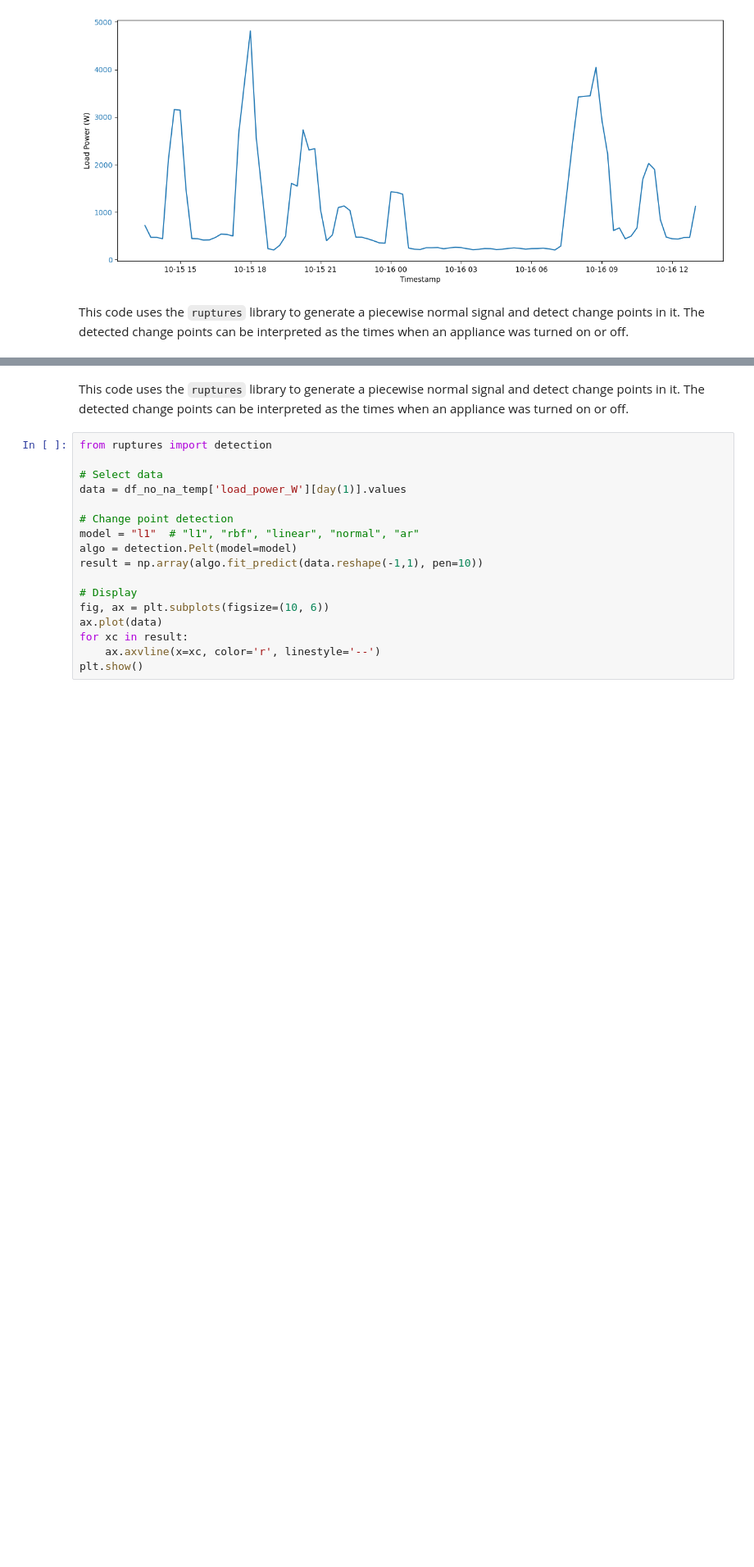
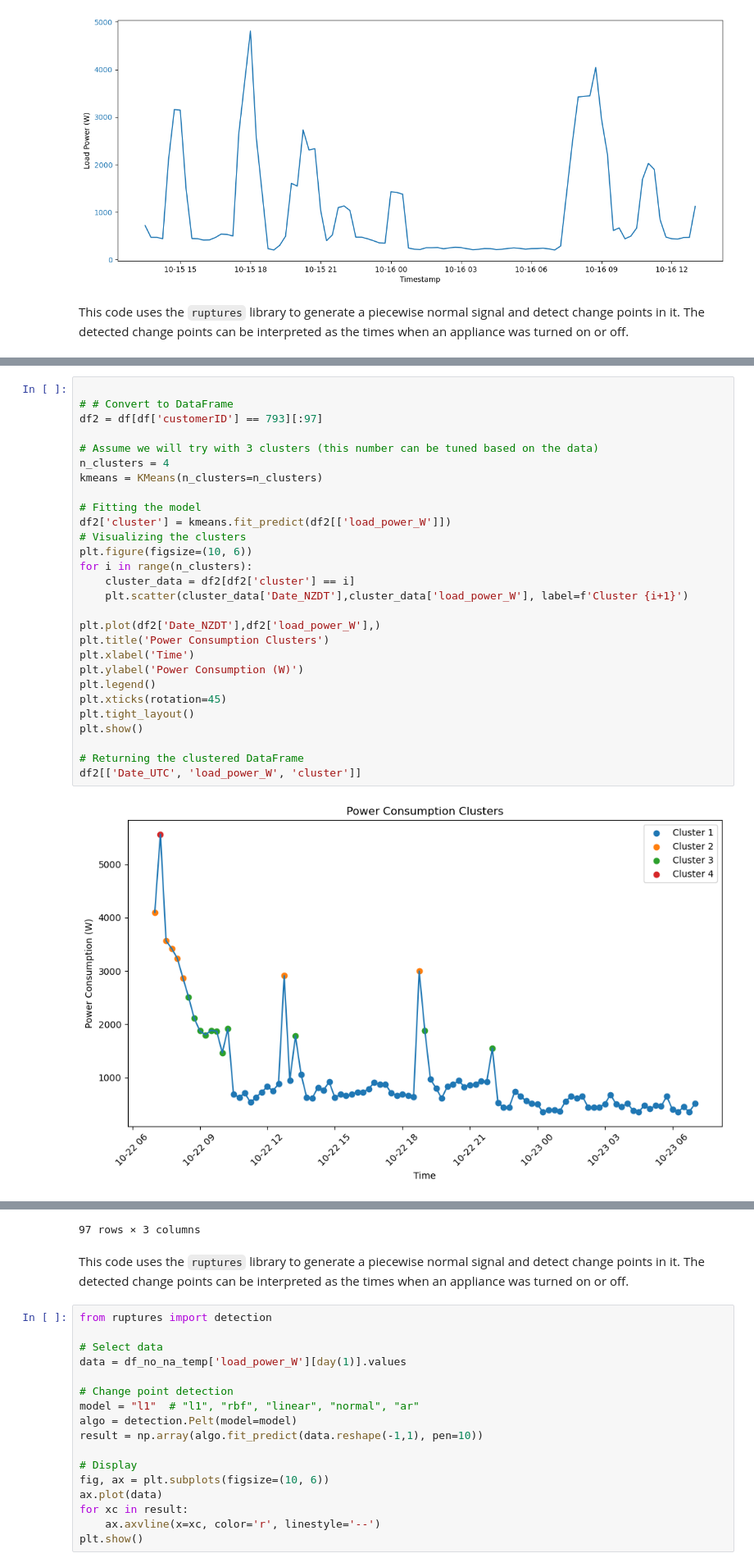
Before and after one commit to jhaworth21/HackSheffield8, a Jupyter notebook: main/notebook.ipynb, the cells around one changed output, grey strips where cells are left out. Shown at 82% size. Cells and saved outputs as stored; diff of their text form; blank space fills up the shorter version.

```diff
--- a/main/notebook.ipynb
+++ b/main/notebook.ipynb
@@ -218,0 +206,30 @@ plt.show()
+# %%
+
+# # Convert to DataFrame
+df2 = df[df['customerID'] == 793][:97]
+
+# Assume we will try with 3 clusters (this number can be tuned based on the data)
+n_clusters = 4
+kmeans = KMeans(n_clusters=n_clusters)
+
+# Fitting the model
+df2['cluster'] = kmeans.fit_predict(df2[['load_power_W']])
+# Visualizing the clusters
+plt.figure(figsize=(10, 6))
+for i in range(n_clusters):
+    cluster_data = df2[df2['cluster'] == i]
+    plt.scatter(cluster_data['Date_NZDT'],cluster_data['load_power_W'], label=f'Cluster {i+1}')
+
+plt.plot(df2['Date_NZDT'],df2['load_power_W'],)
+plt.title('Power Consumption Clusters')
+plt.xlabel('Time')
+plt.ylabel('Power Consumption (W)')
+plt.legend()
+plt.xticks(rotation=45)
+plt.tight_layout()
+plt.show()
+
+# Returning the clustered DataFrame
+df2[['Date_UTC', 'load_power_W', 'cluster']]
+# %% [output]
+[figure, added]
@@ -219,3 +248,4 @@ plt.show()
+97 rows × 3 columns
 # %% [markdown]
 This code uses the `ruptures` library to generate a piecewise normal signal and detect change points in it. The detected change points can be interpreted as the times when an appliance was turned on or off.
 # %%
```
Also changed, not shown: parts of 10 cells of this notebook.
